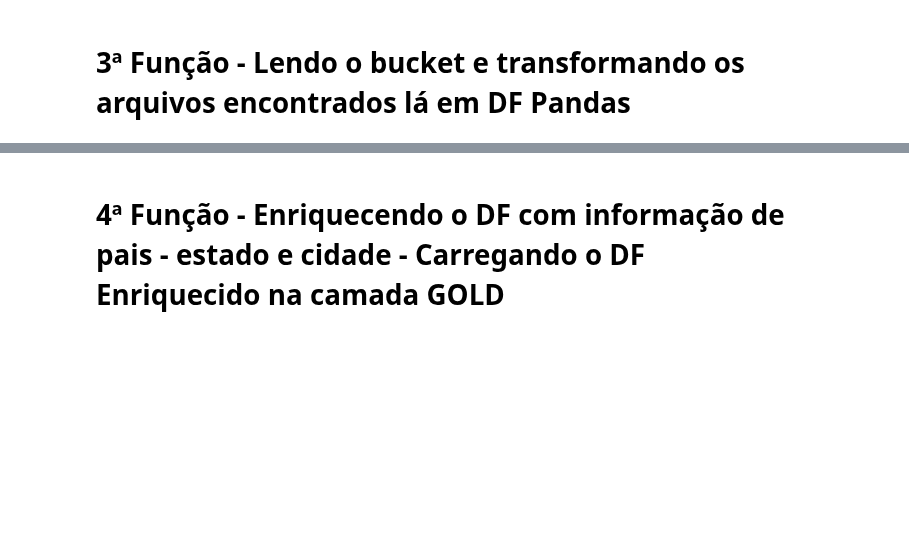
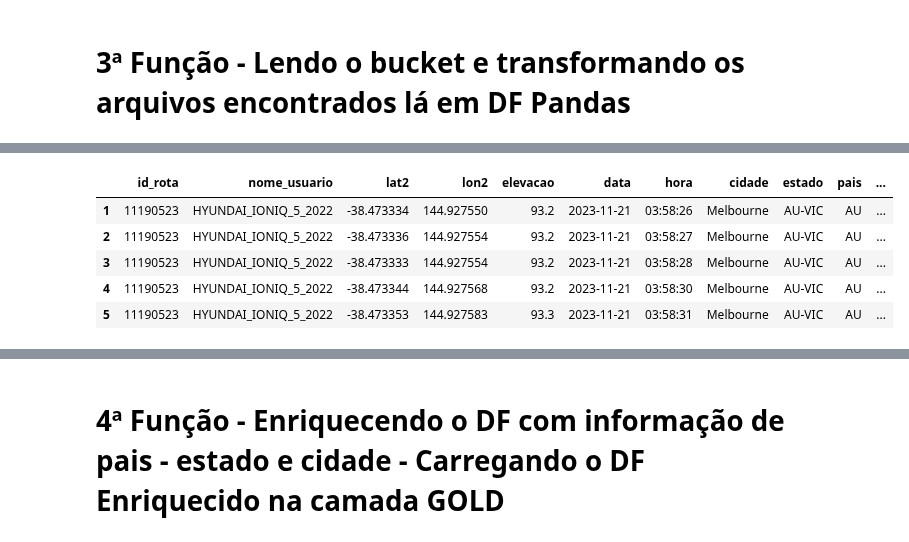
Before and after one commit to ThigaoRibeiro/tcc-ufrj-pipeline, a Jupyter notebook: Teste_WebScraping_OpenStreetMap.ipynb, the cells around one changed output, grey strips where cells are left out. Cells and saved outputs as stored; diff of their text form; code cells hidden in the pictures; blank space fills up the shorter version.

```diff
--- a/Teste_WebScraping_OpenStreetMap.ipynb
+++ b/Teste_WebScraping_OpenStreetMap.ipynb
@@ -764,0 +878,9 @@ for nome_arquivo in strings:
+# %%
+df.head()
+# %% [output]
+|  | id_rota | nome_usuario | lat2 | lon2 | elevacao | data | hora | cidade | estado | pais | ... |
+| 1 | 11190523 | HYUNDAI_IONIQ_5_2022 | -38.473334 | 144.927550 | 93.2 | 2023-11-21 | 03:58:26 | Melbourne | AU-VIC | AU | ... |
+| 2 | 11190523 | HYUNDAI_IONIQ_5_2022 | -38.473336 | 144.927554 | 93.2 | 2023-11-21 | 03:58:27 | Melbourne | AU-VIC | AU | ... |
+| 3 | 11190523 | HYUNDAI_IONIQ_5_2022 | -38.473333 | 144.927554 | 93.2 | 2023-11-21 | 03:58:28 | Melbourne | AU-VIC | AU | ... |
+| 4 | 11190523 | HYUNDAI_IONIQ_5_2022 | -38.473344 | 144.927568 | 93.2 | 2023-11-21 | 03:58:30 | Melbourne | AU-VIC | AU | ... |
+| 5 | 11190523 | HYUNDAI_IONIQ_5_2022 | -38.473353 | 144.927583 | 93.3 | 2023-11-21 | 03:58:31 | Melbourne | AU-VIC | AU | ... |
```
Also changed, not shown: parts of 33 cells of this notebook.
